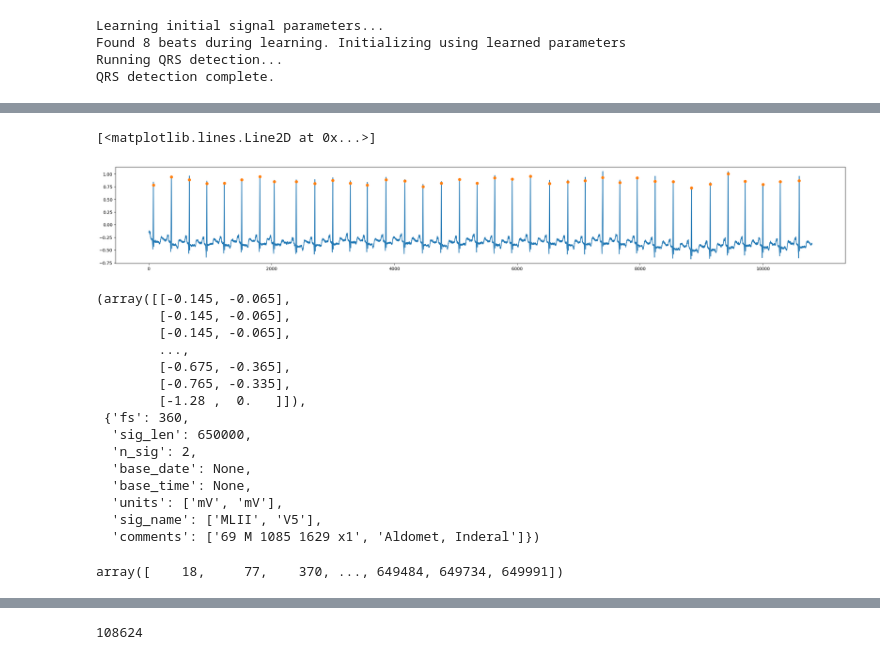
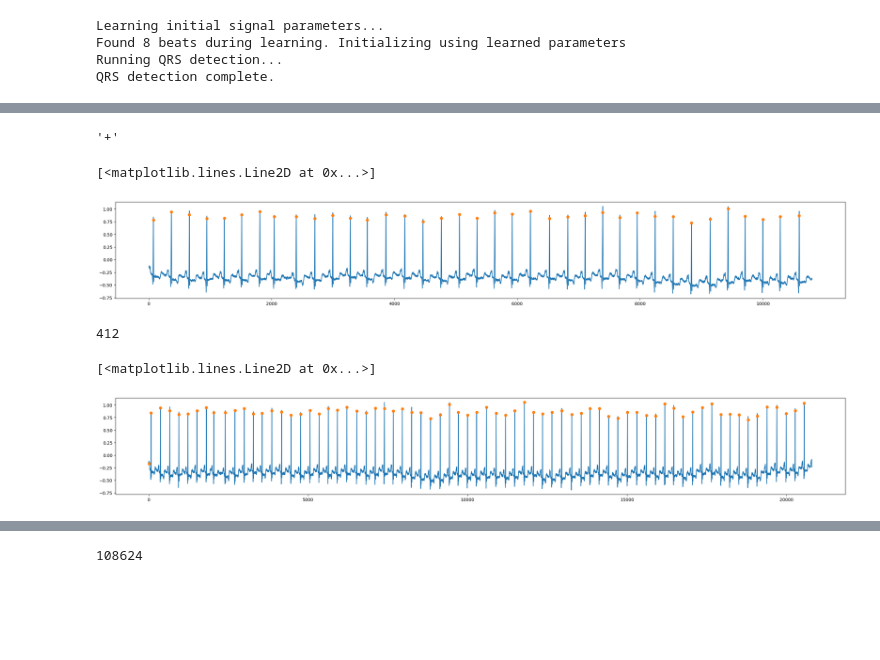
Before and after one commit to sjjtu/MAthesis, a Jupyter notebook: code/explore_mitbih.ipynb, the cells around one changed output, grey strips where cells are left out. Drawn from its saved outputs; the diff is of its cells as text; code cells hidden in the pictures; blank space fills up the shorter version.

```diff
--- a/code/explore_mitbih.ipynb
+++ b/code/explore_mitbih.ipynb
@@ -111,3 +91,8 @@ array([0.78 , 0.94 , 0.885, 0.81 , 0.82 , 0.885, 0.945, 0.845, 0.845,
+# %%
+ann = wfdb.rdann(data+"100", extension="atr")
+(ann.symbol[0])
+# %% [output]
+'+'
 # %%
 plt.figure(figsize=(30, 4))
 plt.plot(record.p_signal[:10800,0])
@@ -115,29 +100,18 @@ plt.plot(qrs.qrs_inds[qrs.qrs_inds<10800], record.p_signal[qrs.qrs_inds[qrs.qrs_
 # %% [output]
 [<matplotlib.lines.Line2D at 0x...>]
 [figure]
-# %%
-wfdb.rdsamp(data+'100')
-# %% [output]
-(array([[-0.145, -0.065],
-        [-0.145, -0.065],
-        [-0.145, -0.065],
-        ...,
-        [-0.675, -0.365],
-        [-0.765, -0.335],
-        [-1.28 ,  0.   ]]),
- {'fs': 360,
-  'sig_len': 650000,
-  'n_sig': 2,
-  'base_date': None,
-  'base_time': None,
-  'units': ['mV', 'mV'],
-  'sig_name': ['MLII', 'V5'],
-  'comments': ['69 M 1085 1629 x1', 'Aldomet, Inderal']})
-# %%
-ann = wfdb.rdann(data+"100", extension="atr")
-ann.sample
-# %% [output]
-array([    18,     77,    370, ..., 649484, 649734, 649991])
+# %%
+sum(ann.sample[1::] != qrs.qrs_inds)
+# %% [output]
+412
+# %%
+ann = wfdb.rdann(data+"100", extension="atr")
+plt.figure(figsize=(30, 4))
+plt.plot(record.p_signal[:20800,0])
+plt.plot(ann.sample[ann.sample<20800], record.p_signal[ann.sample[ann.sample<20800], 0], marker="o", linestyle="none")
+# %% [output]
+[<matplotlib.lines.Line2D at 0x...>]
+[figure, added]
 # %%
 df = []
 window_size = 180 #seems to be common roughly 1 heartbeat
```
Also changed, not shown: parts of 4 cells of this notebook, 3 other files.
